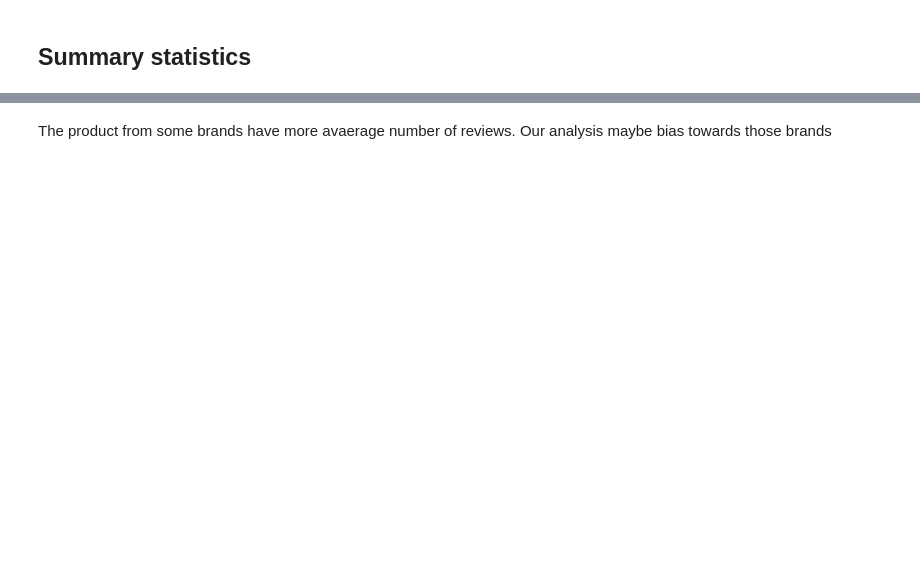
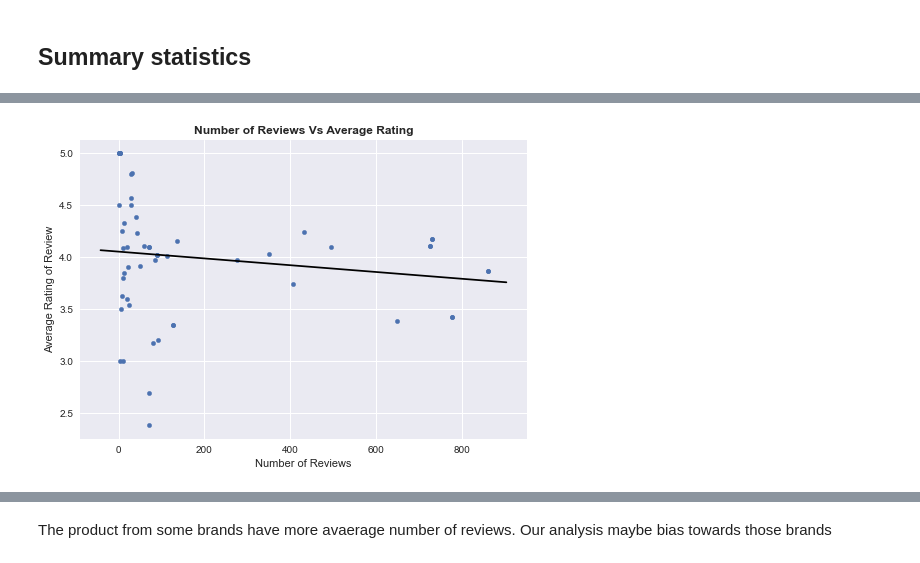
Before and after one commit to lydiachaukc/stat2453_project1, a Jupyter notebook: descriptive_analysis.ipynb, the cells around one changed output, grey strips where cells are left out. Saved outputs shown, nothing was run; the diff lists cells and outputs as text; code cells hidden in the pictures; blank space fills up the shorter version.

```diff
--- a/descriptive_analysis.ipynb
+++ b/descriptive_analysis.ipynb
@@ -87,3 +101,15 @@ plt.show()
+# %%
+scatter_plot = summary_statistic.plot.scatter("number_of_reviews", "average_rating_of_reviews")
+model1 = sm.OLS(summary_statistic["average_rating_of_reviews"], sm.add_constant(summary_statistic["number_of_reviews"])).fit()
+x = np.linspace(*scatter_plot.get_xlim()).T
+pltline = plt.plot(x, model1.predict(sm.add_constant(x)), '-k')
+
+plt.title('Number of Reviews Vs Average Rating',fontweight="bold")
+plt.xlabel('Number of Reviews')
+plt.ylabel('Average Rating of Review')
+plt.show()
+# %% [output]
+[figure, added]
 # %%
 scatter_plot = summary_statistic.plot.scatter("product_price", "average_rating_of_reviews")
 model1 = sm.OLS(summary_statistic["average_rating_of_reviews"], sm.add_constant(summary_statistic["product_price"])).fit()
```
Also changed, not shown: parts of 17 cells of this notebook, 13 other files.
